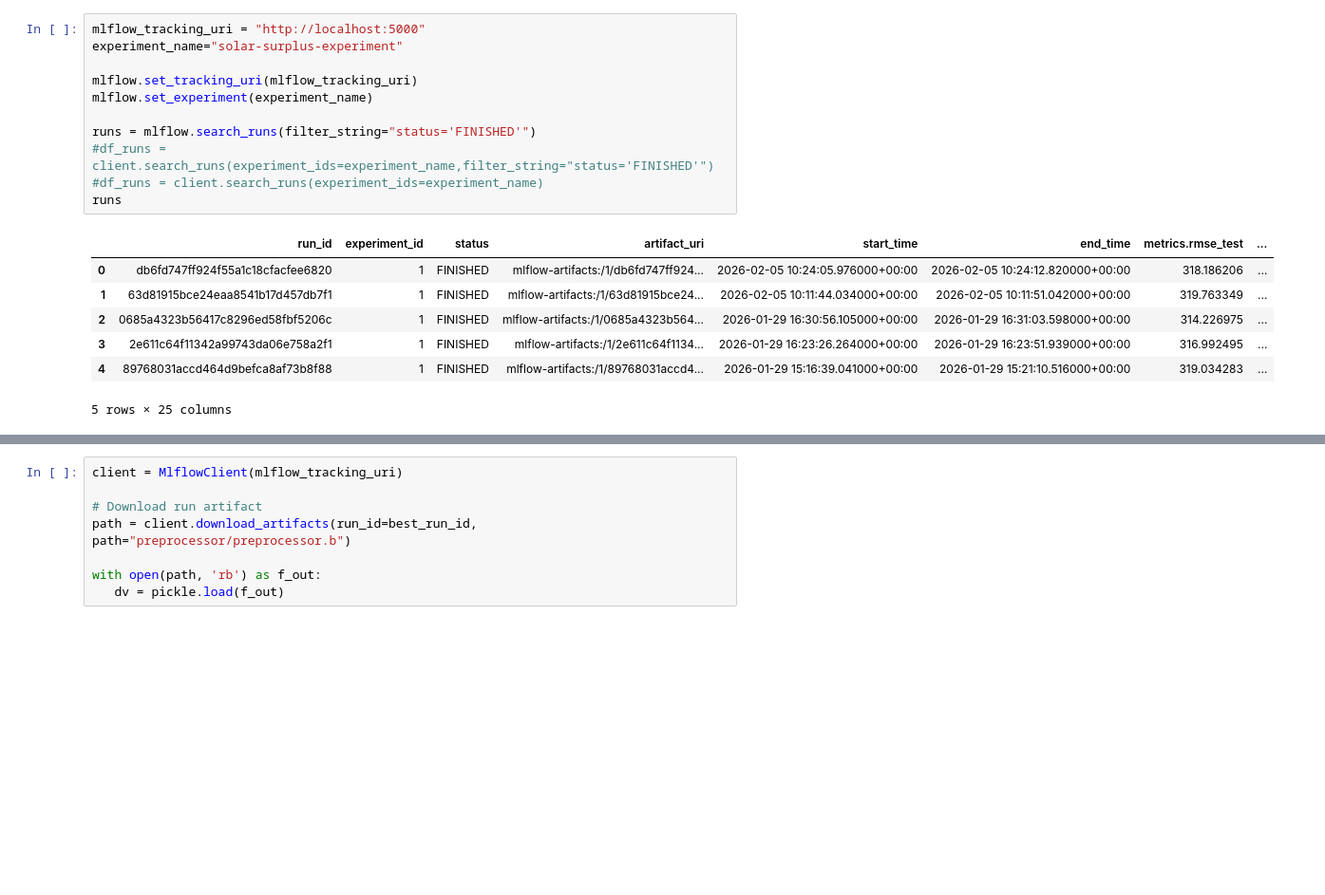
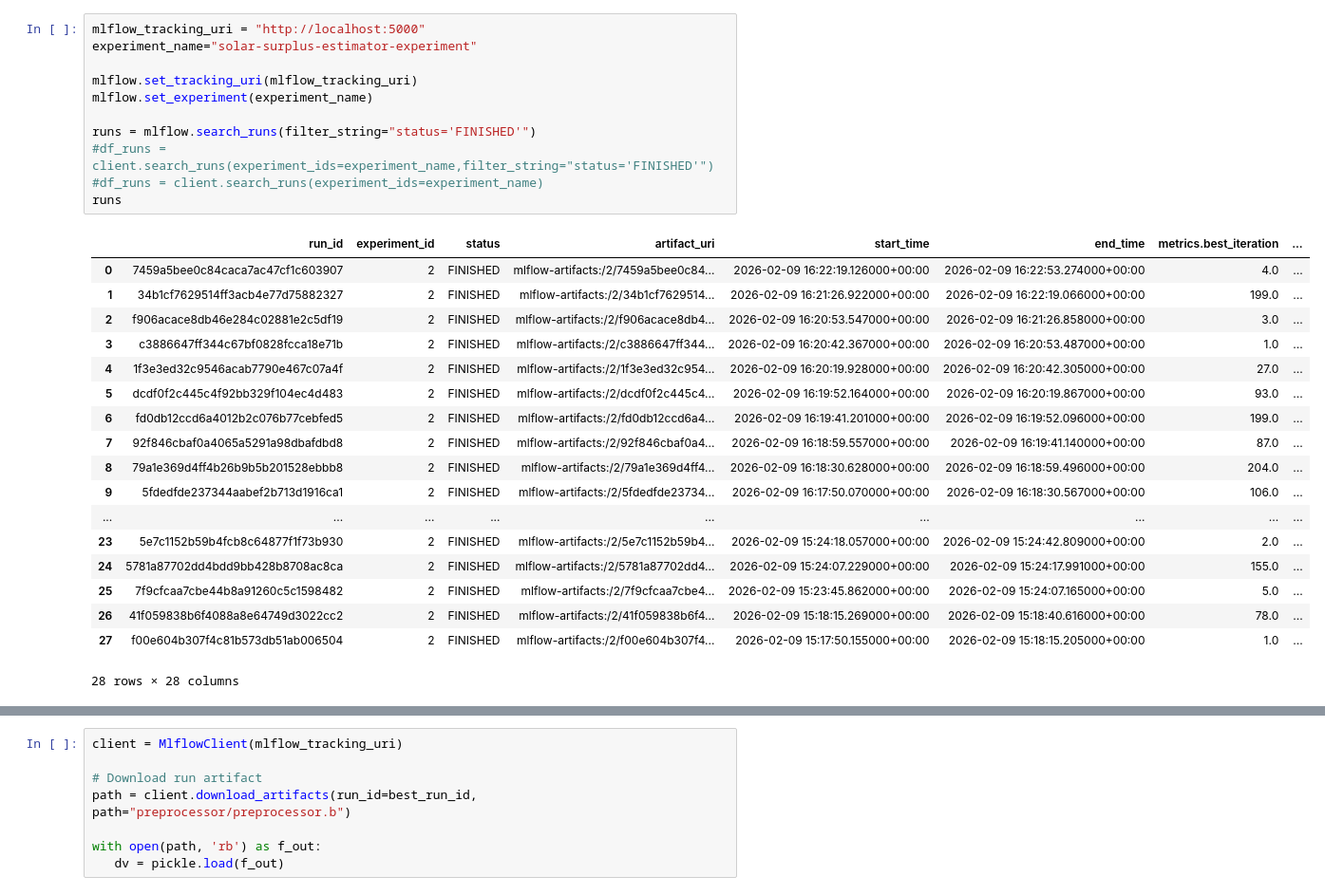
Before and after one commit to paleze/solar-energy-surplus-estimator, a Jupyter notebook: app-serving.ipynb, the cells around one changed output, grey strips where cells are left out. Shown at 95% size. Cells and saved outputs as stored; diff of their text form; blank space fills up the shorter version.

```diff
--- a/app-serving.ipynb
+++ b/app-serving.ipynb
@@ -146,22 +124,33 @@ df_eval
 # %%
 mlflow_tracking_uri = "http://localhost:5000"
-experiment_name="solar-surplus-experiment"
+experiment_name="solar-surplus-estimator-experiment"
 
 mlflow.set_tracking_uri(mlflow_tracking_uri)
 mlflow.set_experiment(experiment_name)
 
 runs = mlflow.search_runs(filter_string="status='FINISHED'")
 #df_runs = client.search_runs(experiment_ids=experiment_name,filter_string="status='FINISHED'")
 #df_runs = client.search_runs(experiment_ids=experiment_name)
 runs
 # %% [output]
-|  | run_id | experiment_id | status | artifact_uri | start_time | end_time | metrics.rmse_test | ... |
-| 0 | db6fd747ff924f55a1c18cfacfee6820 | 1 | FINISHED | mlflow-artifacts:/1/db6fd747ff924... | 2026-02-05 10:24:05.976000+00:00 | 2026-02-05 10:24:12.820000+00:00 | 318.186206 | ... |
-| 1 | 63d81915bce24eaa8541b17d457db7f1 | 1 | FINISHED | mlflow-artifacts:/1/63d81915bce24... | 2026-02-05 10:11:44.034000+00:00 | 2026-02-05 10:11:51.042000+00:00 | 319.763349 | ... |
-| 2 | 0685a4323b56417c8296ed58fbf5206c | 1 | FINISHED | mlflow-artifacts:/1/0685a4323b564... | 2026-01-29 16:30:56.105000+00:00 | 2026-01-29 16:31:03.598000+00:00 | 314.226975 | ... |
-| 3 | 2e611c64f11342a99743da06e758a2f1 | 1 | FINISHED | mlflow-artifacts:/1/2e611c64f1134... | 2026-01-29 16:23:26.264000+00:00 | 2026-01-29 16:23:51.939000+00:00 | 316.992495 | ... |
-| 4 | 89768031accd464d9befca8af73b8f88 | 1 | FINISHED | mlflow-artifacts:/1/89768031accd4... | 2026-01-29 15:16:39.041000+00:00 | 2026-01-29 15:21:10.516000+00:00 | 319.034283 | ... |
+|  | run_id | experiment_id | status | artifact_uri | start_time | end_time | metrics.best_iteration | ... |
+| 0 | 7459a5bee0c84caca7ac47cf1c603907 | 2 | FINISHED | mlflow-artifacts:/2/7459a5bee0c84... | 2026-02-09 16:22:19.126000+00:00 | 2026-02-09 16:22:53.274000+00:00 | 4.0 | ... |
+| 1 | 34b1cf7629514ff3acb4e77d75882327 | 2 | FINISHED | mlflow-artifacts:/2/34b1cf7629514... | 2026-02-09 16:21:26.922000+00:00 | 2026-02-09 16:22:19.066000+00:00 | 199.0 | ... |
+| 2 | f906acace8db46e284c02881e2c5df19 | 2 | FINISHED | mlflow-artifacts:/2/f906acace8db4... | 2026-02-09 16:20:53.547000+00:00 | 2026-02-09 16:21:26.858000+00:00 | 3.0 | ... |
+| 3 | c3886647ff344c67bf0828fcca18e71b | 2 | FINISHED | mlflow-artifacts:/2/c3886647ff344... | 2026-02-09 16:20:42.367000+00:00 | 2026-02-09 16:20:53.487000+00:00 | 1.0 | ... |
+| 4 | 1f3e3ed32c9546acab7790e467c07a4f | 2 | FINISHED | mlflow-artifacts:/2/1f3e3ed32c954... | 2026-02-09 16:20:19.928000+00:00 | 2026-02-09 16:20:42.305000+00:00 | 27.0 | ... |
+| 5 | dcdf0f2c445c4f92bb329f104ec4d483 | 2 | FINISHED | mlflow-artifacts:/2/dcdf0f2c445c4... | 2026-02-09 16:19:52.164000+00:00 | 2026-02-09 16:20:19.867000+00:00 | 93.0 | ... |
+| 6 | fd0db12ccd6a4012b2c076b77cebfed5 | 2 | FINISHED | mlflow-artifacts:/2/fd0db12ccd6a4... | 2026-02-09 16:19:41.201000+00:00 | 2026-02-09 16:19:52.096000+00:00 | 199.0 | ... |
+| 7 | 92f846cbaf0a4065a5291a98dbafdbd8 | 2 | FINISHED | mlflow-artifacts:/2/92f846cbaf0a4... | 2026-02-09 16:18:59.557000+00:00 | 2026-02-09 16:19:41.140000+00:00 | 87.0 | ... |
+| 8 | 79a1e369d4ff4b26b9b5b201528ebbb8 | 2 | FINISHED | mlflow-artifacts:/2/79a1e369d4ff4... | 2026-02-09 16:18:30.628000+00:00 | 2026-02-09 16:18:59.496000+00:00 | 204.0 | ... |
+| 9 | 5fdedfde237344aabef2b713d1916ca1 | 2 | FINISHED | mlflow-artifacts:/2/5fdedfde23734... | 2026-02-09 16:17:50.070000+00:00 | 2026-02-09 16:18:30.567000+00:00 | 106.0 | ... |
+| ... | ... | ... | ... | ... | ... | ... | ... | ... |
+| 23 | 5e7c1152b59b4fcb8c64877f1f73b930 | 2 | FINISHED | mlflow-artifacts:/2/5e7c1152b59b4... | 2026-02-09 15:24:18.057000+00:00 | 2026-02-09 15:24:42.809000+00:00 | 2.0 | ... |
+| 24 | 5781a87702dd4bdd9bb428b8708ac8ca | 2 | FINISHED | mlflow-artifacts:/2/5781a87702dd4... | 2026-02-09 15:24:07.229000+00:00 | 2026-02-09 15:24:17.991000+00:00 | 155.0 | ... |
+| 25 | 7f9cfcaa7cbe44b8a91260c5c1598482 | 2 | FINISHED | mlflow-artifacts:/2/7f9cfcaa7cbe4... | 2026-02-09 15:23:45.862000+00:00 | 2026-02-09 15:24:07.165000+00:00 | 5.0 | ... |
+| 26 | 41f059838b6f4088a8e64749d3022cc2 | 2 | FINISHED | mlflow-artifacts:/2/41f059838b6f4... | 2026-02-09 15:18:15.269000+00:00 | 2026-02-09 15:18:40.616000+00:00 | 78.0 | ... |
+| 27 | f00e604b307f4c81b573db51ab006504 | 2 | FINISHED | mlflow-artifacts:/2/f00e604b307f4... | 2026-02-09 15:17:50.155000+00:00 | 2026-02-09 15:18:15.205000+00:00 | 1.0 | ... |
-5 rows × 25 columns
+28 rows × 28 columns
 # %%
 best_run = runs.loc[ runs['metrics.rmse_test'].idxmin() ]
 best_run_id = best_run['run_id']
```
Also changed, not shown: parts of 18 cells of this notebook, 3 other files.
